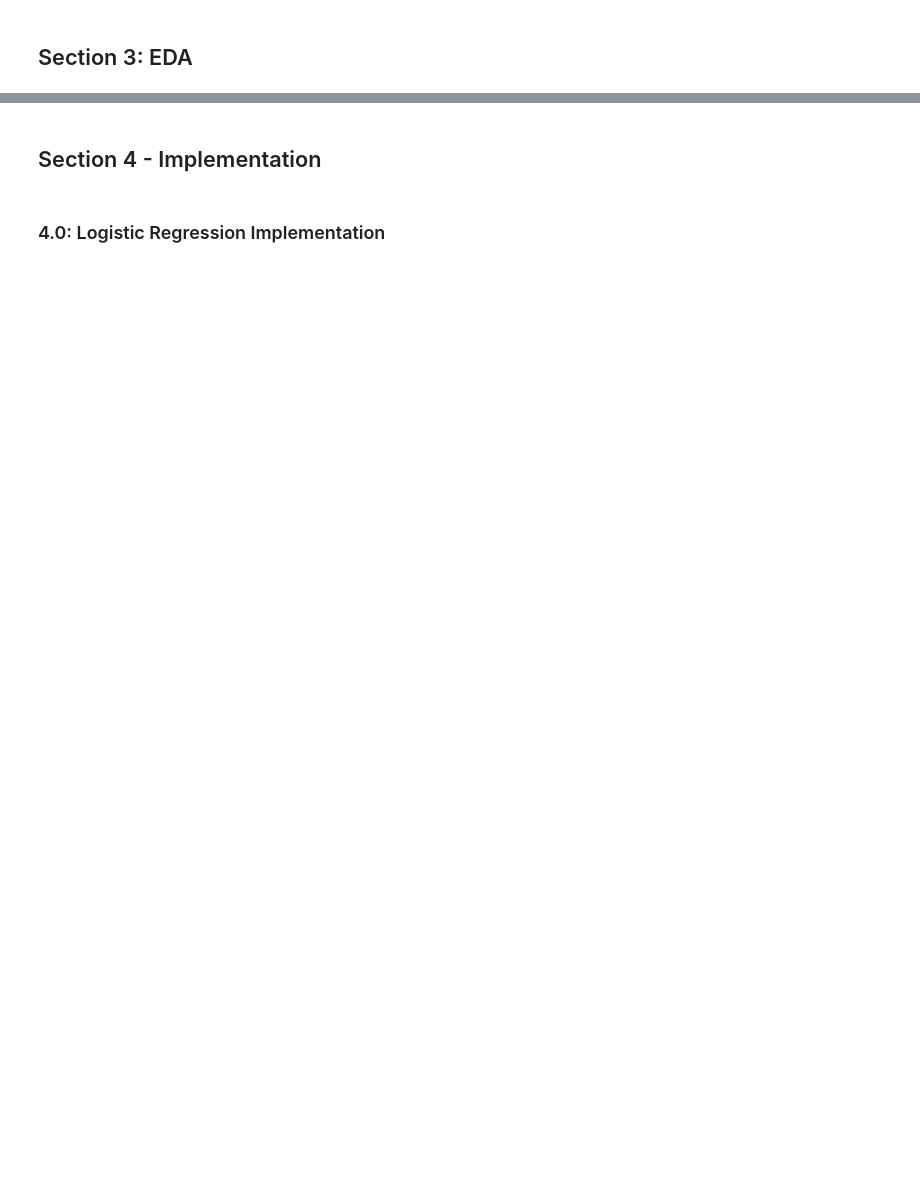
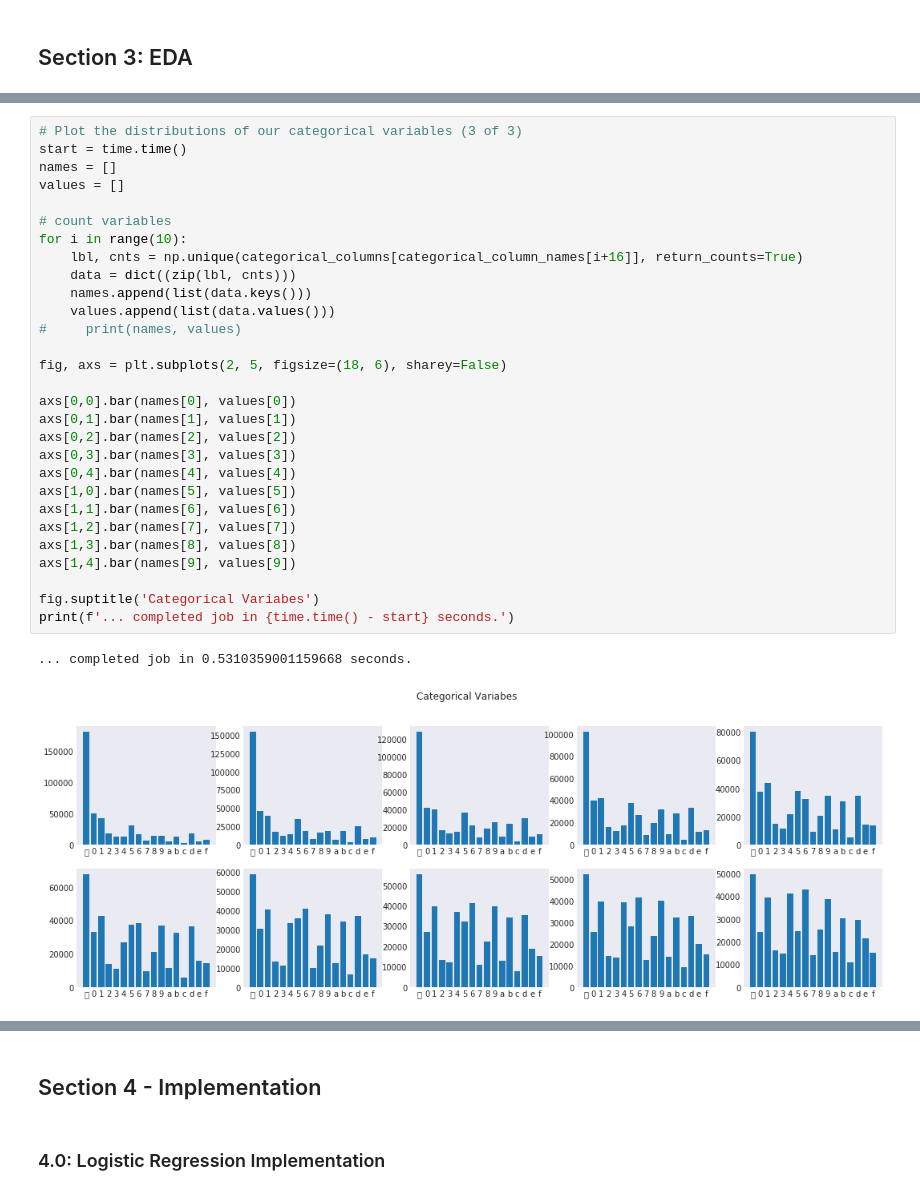
Before and after one commit to taiworaph/Map_Reduce, a Jupyter notebook: ForSubmission_PurposesV3.ipynb, the cells around one changed output, grey strips where cells are left out. Drawn from its saved outputs; the diff is of its cells as text; blank space fills up the shorter version.

```diff
--- a/ForSubmission_PurposesV3.ipynb
+++ b/ForSubmission_PurposesV3.ipynb
@@ -593,0 +794,32 @@ Steps to be implented include:
+# %%
+# Plot the distributions of our categorical variables (3 of 3)
+start = time.time()
+names = []
+values = []
+
+# count variables
+for i in range(10):
+    lbl, cnts = np.unique(categorical_columns[categorical_column_names[i+16]], return_counts=True)
+    data = dict((zip(lbl, cnts)))
+    names.append(list(data.keys()))
+    values.append(list(data.values()))
+#     print(names, values)
+
+fig, axs = plt.subplots(2, 5, figsize=(18, 6), sharey=False)
+
+axs[0,0].bar(names[0], values[0])
+axs[0,1].bar(names[1], values[1])
+axs[0,2].bar(names[2], values[2])
+axs[0,3].bar(names[3], values[3])
+axs[0,4].bar(names[4], values[4])
+axs[1,0].bar(names[5], values[5])
+axs[1,1].bar(names[6], values[6])
+axs[1,2].bar(names[7], values[7])
+axs[1,3].bar(names[8], values[8])
+axs[1,4].bar(names[9], values[9])
+
+fig.suptitle('Categorical Variabes')
+print(f'... completed job in {time.time() - start} seconds.')
+# %% [output]
+... completed job in 0.5310359001159668 seconds.
+[figure, added]
```
Also changed, not shown: parts of 43 cells of this notebook.
